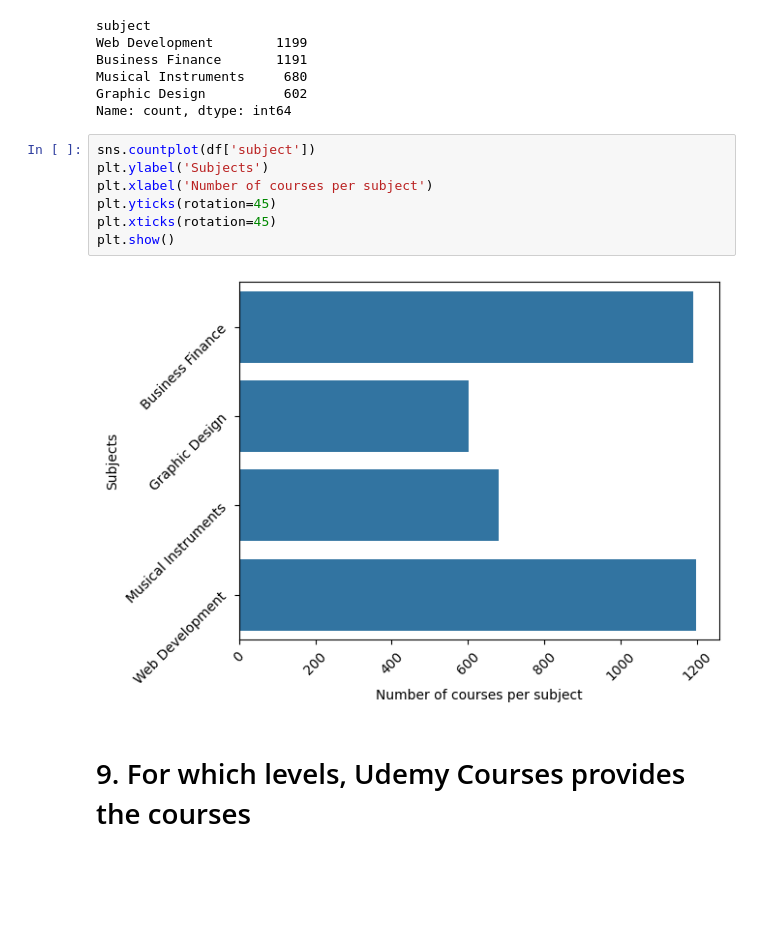
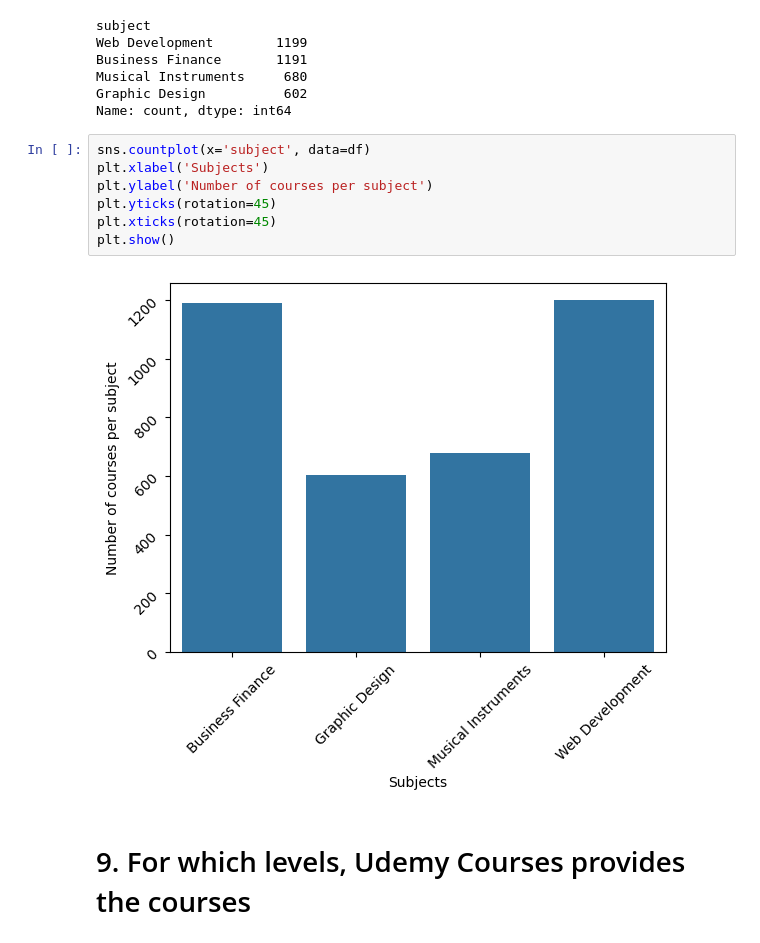
Before and after one commit to AditChheda/Pandas, a Jupyter notebook: Case_Study_6_UdemyCourses/case_study_6.ipynb, the cells around one changed output. Saved outputs shown, nothing was run; the diff lists cells and outputs as text; blank space fills up the shorter version.

```diff
--- a/Case_Study_6_UdemyCourses/case_study_6.ipynb
+++ b/Case_Study_6_UdemyCourses/case_study_6.ipynb
@@ -214,14 +214,14 @@ Musical Instruments     680
 Graphic Design          602
 Name: count, dtype: int64
 # %%
-sns.countplot(df['subject'])
-plt.ylabel('Subjects')
-plt.xlabel('Number of courses per subject')
+sns.countplot(x='subject', data=df)
+plt.xlabel('Subjects')
+plt.ylabel('Number of courses per subject')
 plt.yticks(rotation=45)
 plt.xticks(rotation=45)
 plt.show()
 # %% [output]
-[figure, old version]
+[figure, new version]
 # %% [markdown]
 # 9. For which levels, Udemy Courses provides the courses
 # %%
```
Also changed, not shown: parts of 4 cells of this notebook.
